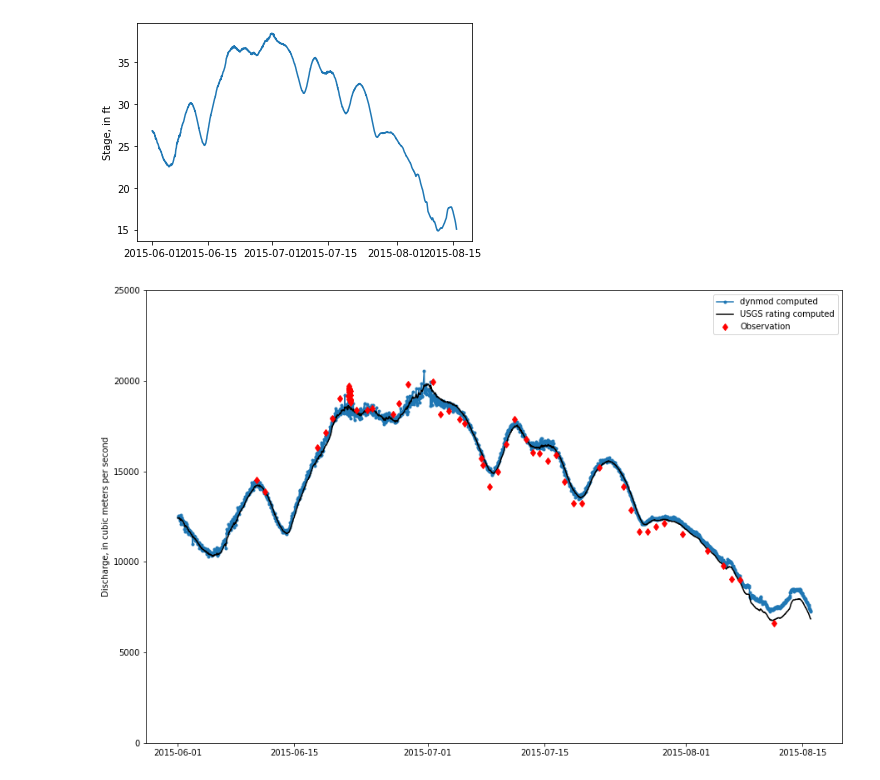
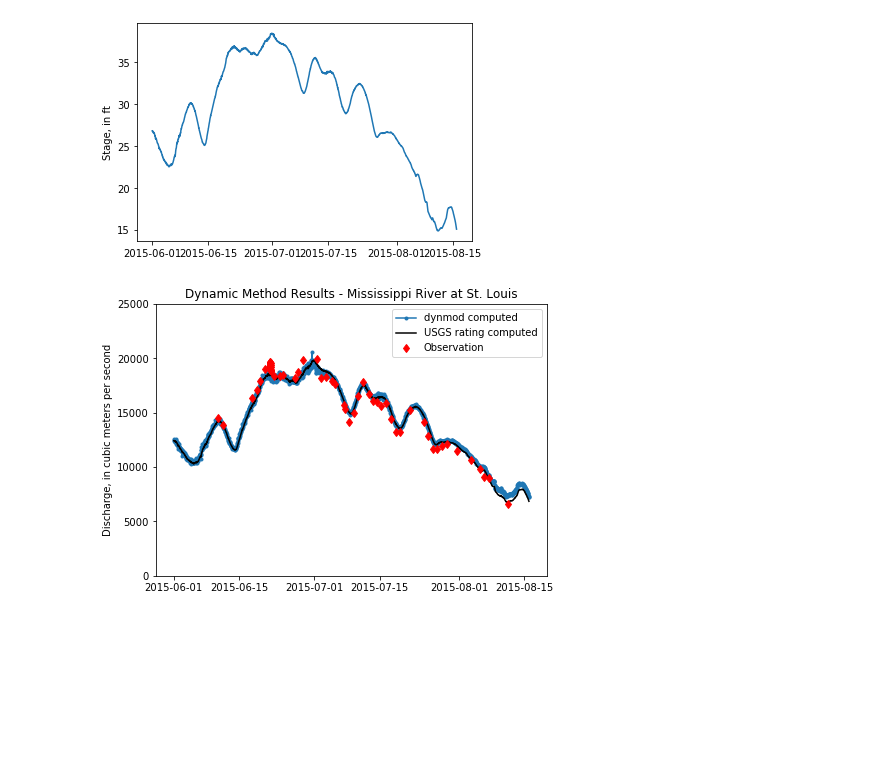
Before and after one commit to mdomanski-usgs/dynrat, a Jupyter notebook: examples/solve time series.ipynb, the cells around one changed output. Saved outputs shown, nothing was run; the diff lists cells and outputs as text; code cells hidden in the pictures; blank space fills up the shorter version.

```diff
--- a/examples/solve time series.ipynb
+++ b/examples/solve time series.ipynb
@@ -85,16 +85,17 @@ _ = plt.ylabel('Stage, in ft')
 # %%
 FEET_TO_METERS = (2.54*12)/100
 CFS_TO_CMS = FEET_TO_METERS**3
 
 q_obs = pd.read_csv('data/stlms/qobs.csv', index_col=0, parse_dates=True)
 
-_ = plt.figure(figsize=(15,10))
+_ = plt.figure(figsize=(7,5))
 _ = plt.plot(qh_data.index[1:], CFS_TO_CMS*q, marker='.', label='dynmod computed')
 _ = plt.plot(qh_data.index, CFS_TO_CMS*qh_data['Q_rated'], label='USGS rating computed', color='k')
 _ = plt.plot(q_obs.index, CFS_TO_CMS*q_obs['Q_obs'], label='Observation', linestyle='None', marker='d', color='r')
 _ = plt.ylabel('Discharge, in cubic meters per second')
+_ = plt.title('Dynamic Method Results - Mississippi River at St. Louis')
 _ = plt.legend()
 
 _ = plt.ylim((0, 25000))
 # %% [output]
-[figure, old version]
+[figure, new version]
```
Also changed, not shown: parts of 1 cell of this notebook.
